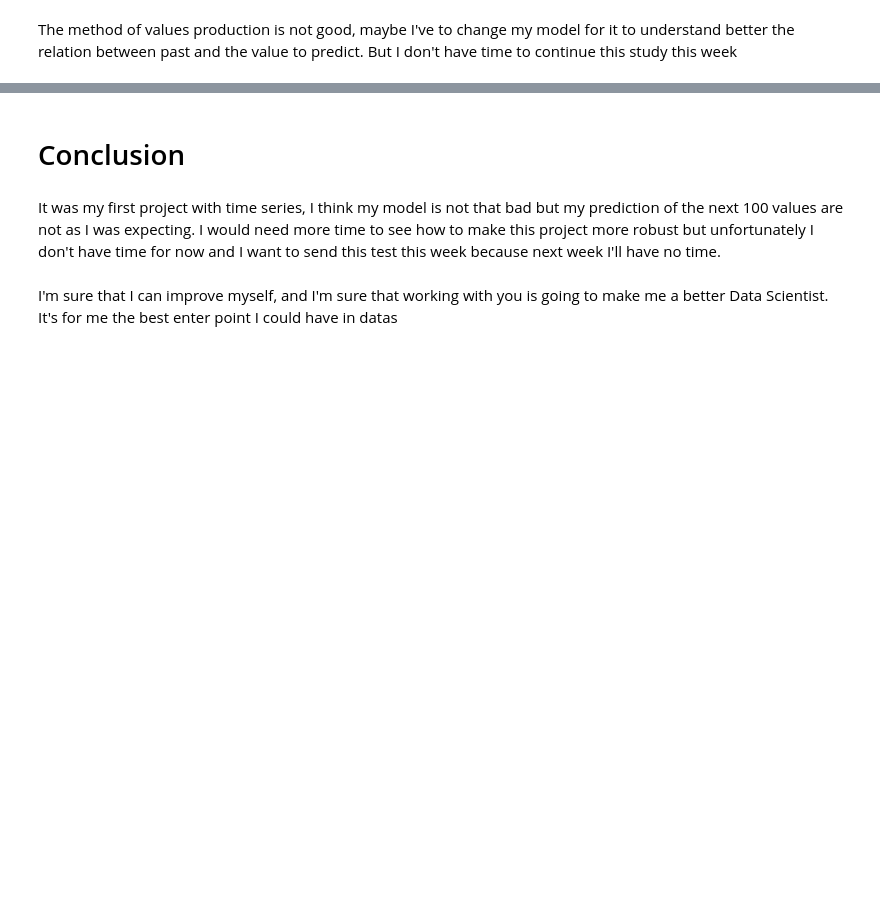
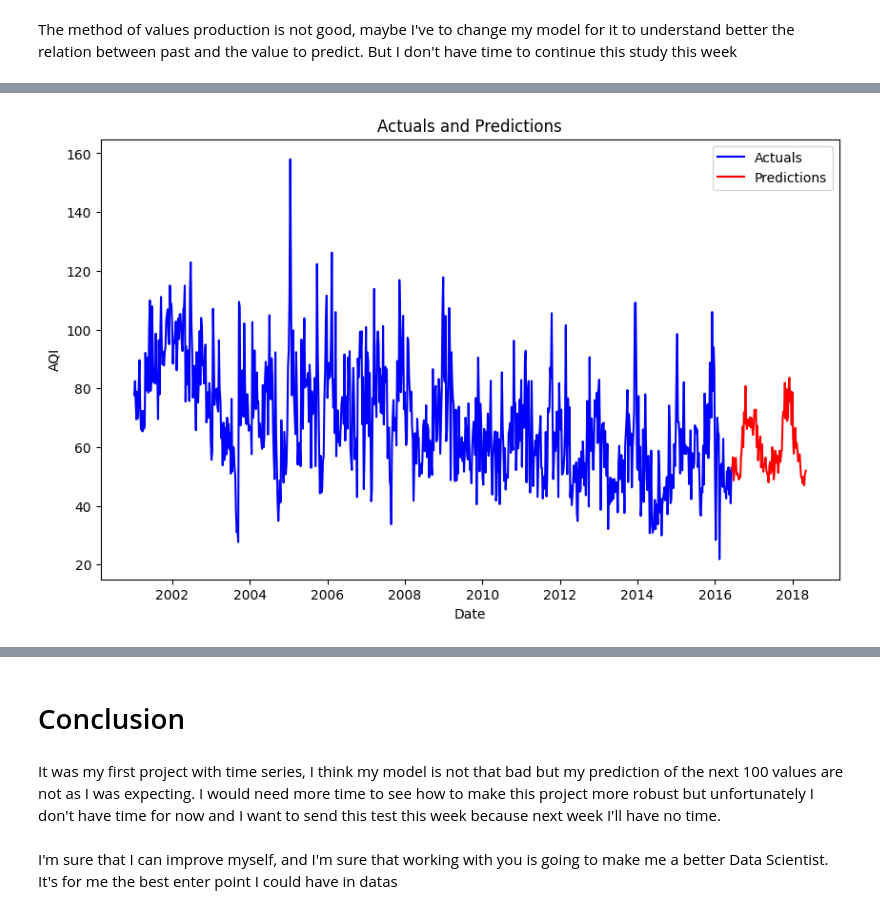
Before and after one commit to AntoBrgt/Capgemini_prueba_2, a Jupyter notebook: Madrid_air_quality.ipynb, the cells around one changed output, grey strips where cells are left out. Cells and saved outputs as stored; diff of their text form; code cells hidden in the pictures; blank space fills up the shorter version.

```diff
--- a/Madrid_air_quality.ipynb
+++ b/Madrid_air_quality.ipynb
@@ -1057,0 +1205,11 @@ model.save("LSTM_air_quality.keras")
+# %%
+plt.figure(figsize=(10, 6))
+plt.plot(pza_esp_weekly[:-100].index, pza_esp_weekly['aqi'][:-100], label='Actuals', color='blue')
+plt.plot(pza_esp_weekly[-100:].index, test_results['Test Predictions'], label='Predictions', color='red')
+plt.xlabel('Date')
+plt.ylabel('AQI')
+plt.title('Actuals and Predictions')
+plt.legend()
+plt.show()
+# %% [output]
+[figure, added]
```
Also changed, not shown: parts of 31 cells of this notebook, 1 other file.
